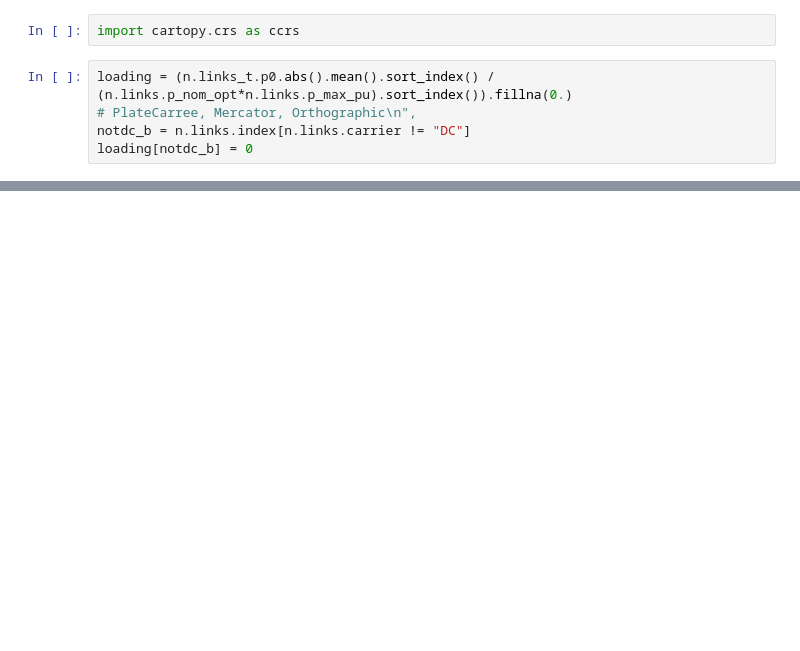
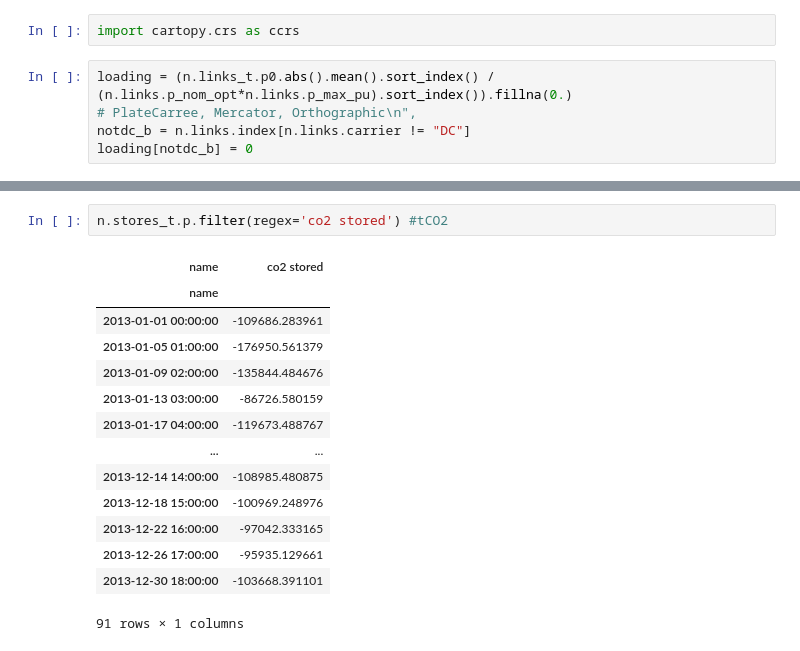
Before and after one commit to humpage/pypsa-eur-sec, a Jupyter notebook: jupyterAnalysis.ipynb, the cells around one changed output, grey strips where cells are left out. Saved outputs shown, nothing was run; the diff lists cells and outputs as text; blank space fills up the shorter version.

```diff
--- a/jupyterAnalysis.ipynb
+++ b/jupyterAnalysis.ipynb
@@ -63,0 +135,17 @@ The 'inframe' parameter of draw() was deprecated in Matplotlib 3.3 and will be r
+# %%
+n.stores_t.p.filter(regex='co2 stored') #tCO2
+# %% [output]
+| name | co2 stored |
+| name |  |
+| 2013-01-01 00:00:00 | -109686.283961 |
+| 2013-01-05 01:00:00 | -176950.561379 |
+| 2013-01-09 02:00:00 | -135844.484676 |
+| 2013-01-13 03:00:00 | -86726.580159 |
+| 2013-01-17 04:00:00 | -119673.488767 |
+| ... | ... |
+| 2013-12-14 14:00:00 | -108985.480875 |
+| 2013-12-18 15:00:00 | -100969.248976 |
+| 2013-12-22 16:00:00 | -97042.333165 |
+| 2013-12-26 17:00:00 | -95935.129661 |
+| 2013-12-30 18:00:00 | -103668.391101 |
+91 rows × 1 columns
```
Also changed, not shown: parts of 9 cells of this notebook, 2 other files.
